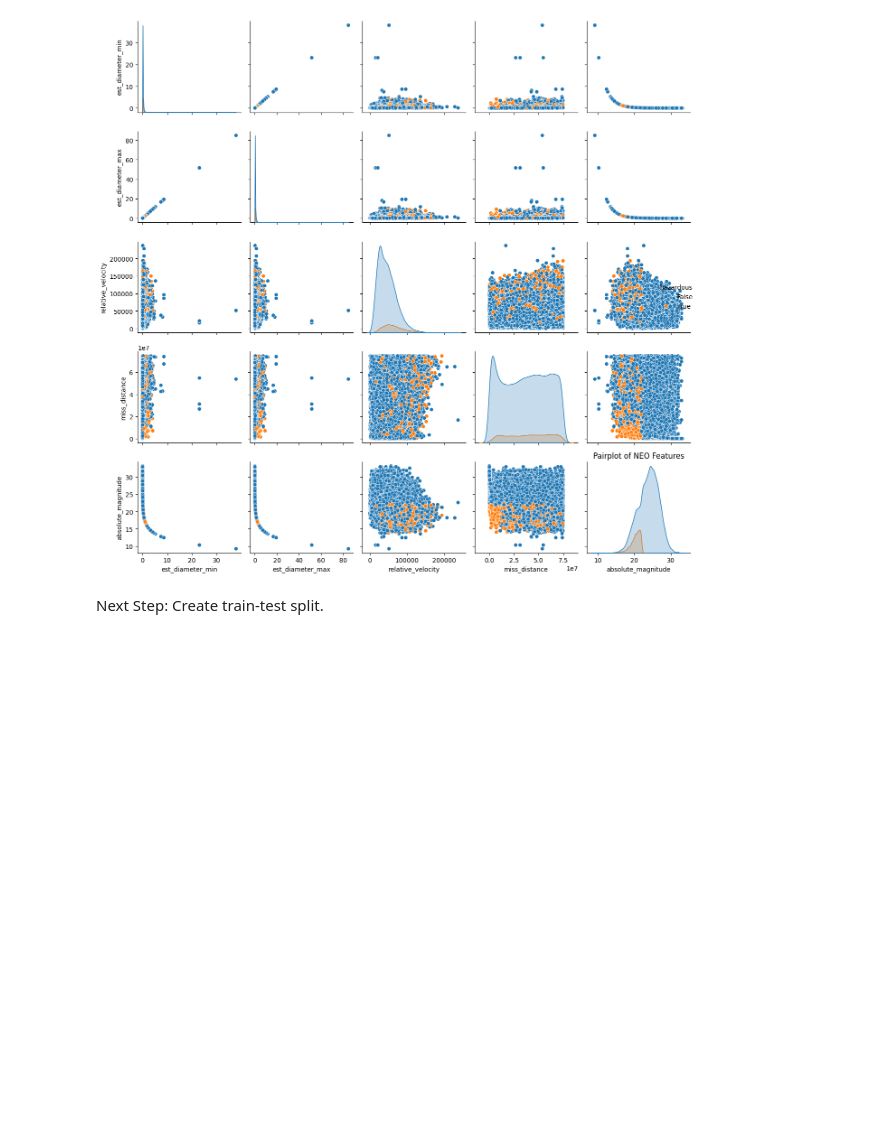
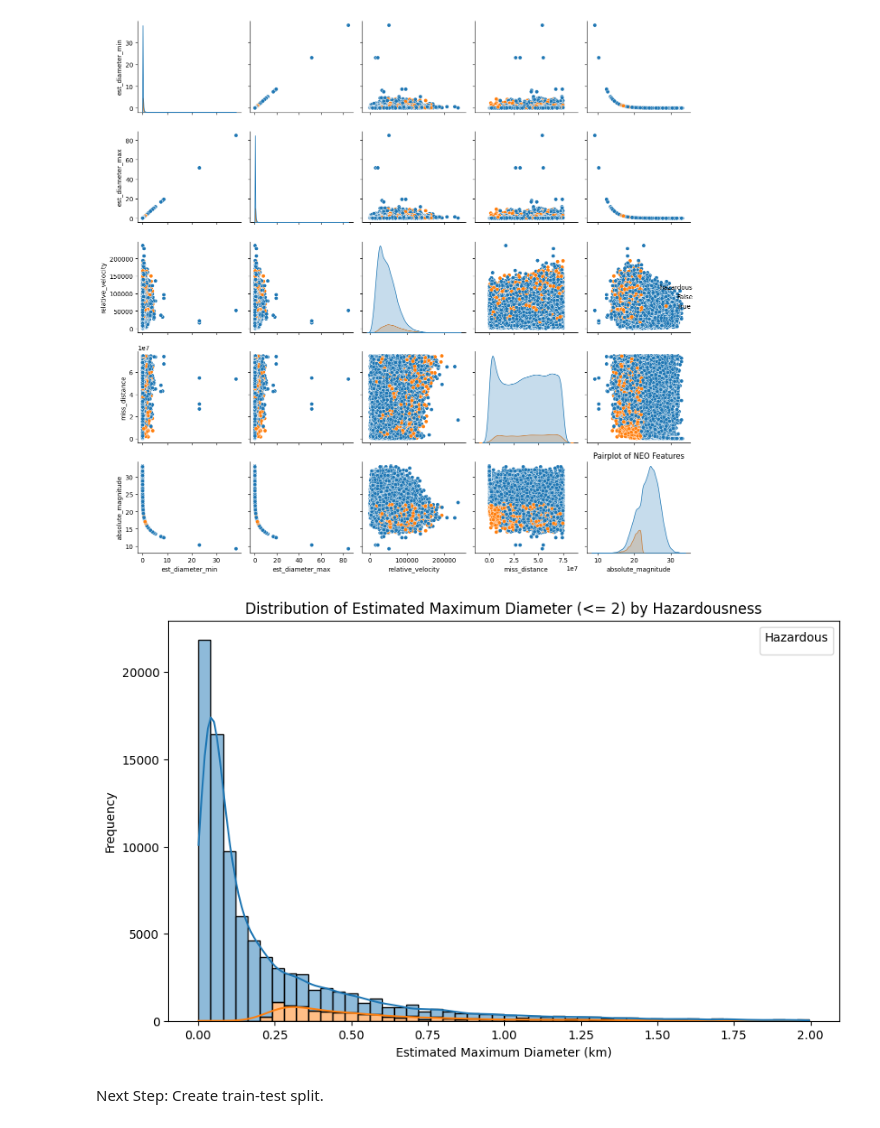
Before and after one commit to Ascyt/4chif_dsai_nasa-neo, a Jupyter notebook: program.ipynb, the cells around one changed output. Cells and saved outputs as stored; diff of their text form; code cells hidden in the pictures; blank space fills up the shorter version.

```diff
--- a/program.ipynb
+++ b/program.ipynb
@@ -37,6 +37,19 @@ plt.show()
 # %% [output]
 <Figure size 1400x800 with 0 Axes>
 [figure]
+# %%
+filtered_df = df[df['est_diameter_max'] <= 2]
+
+# Plotting
+plt.figure(figsize=(10, 6))
+sns.histplot(data=filtered_df, x='est_diameter_max', hue='hazardous', bins=50, kde=True, multiple='stack')
+plt.title('Distribution of Estimated Maximum Diameter (<= 2) by Hazardousness')
+plt.xlabel('Estimated Maximum Diameter (km)')
+plt.ylabel('Frequency')
+plt.legend(title='Hazardous')
+plt.show()
+# %% [output]
+[figure, added]
 # %%
 plt.figure(figsize=(14, 8))
 
```
